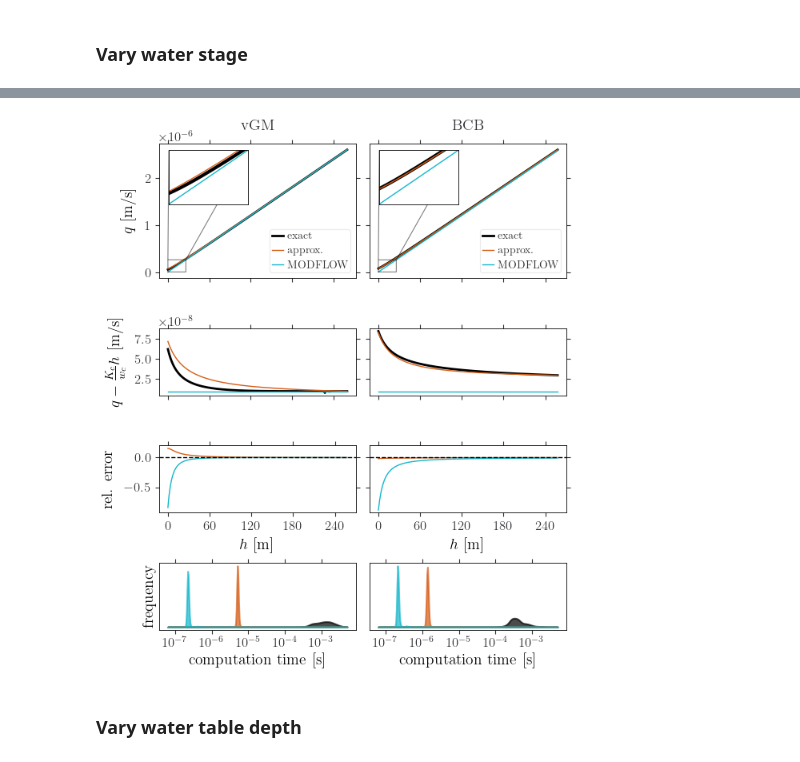
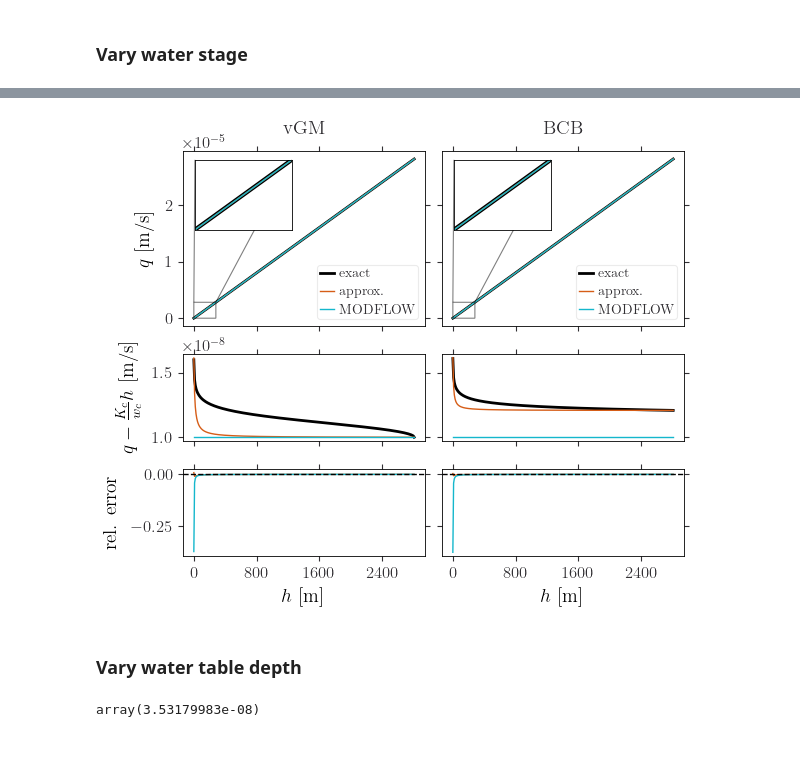
Before and after one commit to jpaccolat/seepage, a Jupyter notebook: demo.ipynb, the cells around one changed output, grey strips where cells are left out. Saved outputs shown, nothing was run; the diff lists cells and outputs as text; code cells hidden in the pictures.

```diff
--- a/demo.ipynb
+++ b/demo.ipynb
@@ -1,6 +1,7 @@
 # %%
 # Standard imports
 import pathlib
+from time import perf_counter
 
 # Third party imports
 import numpy as np
@@ -13,9 +14,8 @@ from matplotlib import colors
 import matplotlib.ticker as ticker
 
 # Internal imports
-import rosetta
+import rose
 from utils import get_Dless_parameters
-from utils import timer
 from rate import q_approx
 from rate import q_exact
 from rate import q_exact_full
@@ -23,11 +23,8 @@ from rate import q_approx_full
 from rate import q_modflow
 
 # add timer
-q_exact = np.vectorize(timer(q_exact))
-q_approx = np.vectorize(timer(q_approx))
-q_exact_full = np.vectorize(timer(q_exact_full))
-q_approx_full = np.vectorize(timer(q_approx_full))
-q_modflow = np.vectorize(timer(q_modflow))
+q_exact = np.vectorize(q_exact)
+q_exact_full = np.vectorize(q_exact_full)
 # %%
 # set plot style
 %matplotlib widget
@@ -55,8 +52,9 @@ cl_cond = 1e-8 # [m/s]
 ### aquifer ###
 
 # from Rosetta3
-aq_cond, aq_scale_vGM, aq_shape_vGM = rosetta.get_sand(1).loc[0]
-#aq_cond, aq_scale_vGM, aq_shape_vGM = rosetta.get_silt(1).loc[0]
+aq = rose.sample_soils('SAND', 1)
+#aq = rose.sample_soils('SAND_LOAM', 1)
+aq_cond, aq_scale_vGM, aq_shape_vGM = aq.loc[0].values
 
 # custom
 # aq_cond = 2.606226255553388e-06 # [m/s]
@@ -132,5 +149,5 @@ q_mf_BCB, t_mf_BCB = q_modflow(stage_BCB, cl_cond, cl_th)
 # %%
-fig, axs = plt.subplots(4, 2, figsize=(6, 7), height_ratios=[1, 0.5, 0.5, 0.5])
+fig, axs = plt.subplots(3, 2, figsize=(6, 5), height_ratios=[1, 0.5, 0.5])
 
 ### van Genuchten - Mualem ###
 
@@ -171,26 +188,6 @@ axs[2, 0].plot(stage_BCB, (q_ap_vGM - q_ex_vGM) / q_ex_vGM, ls='-', lw=1, c=c_ap
 axs[2, 0].plot(stage_BCB, (q_mf_vGM - q_ex_vGM) / q_ex_vGM, ls='-', lw=1, c=c_mf)
 axs[2, 0].axhline(0, ls='--', c='k', lw=1)
 
-# fourth line
-X_ex = np.log10(t_ex_vGM)
-X_ap = np.log10(t_ap_vGM)
-X_mf = np.log10(t_mf_vGM)
-x = np.linspace(-7.2, -2.3, 300)
-
-kde = stats.gaussian_kde(X_ex)
-y = kde(x) * X_ex.shape[0]
-axs[3, 0].fill_between(10**x, 0, y, lw=1.5, color=c_ex, alpha=0.7)
-
-kde = stats.gaussian_kde(X_ap)
-y = kde(x) * X_ap.shape[0]
-axs[3, 0].fill_between(10**x, 0, y, lw=1.5, color=c_ap, alpha=0.7)
-
-kde = stats.gaussian_kde(X_mf)
-y = kde(x) * X_mf.shape[0]
-axs[3, 0].fill_between(10**x, 0, y, lw=1.5, color=c_mf, alpha=0.7)
-
-axs[3, 0].set(xscale='log', yscale='linear')
-
 ### Brooks - Corey - Burdine ###
 
 # first line
@@ -230,27 +227,6 @@ axs[2, 1].plot(stage_BCB, (q_ap_BCB - q_ex_BCB) / q_ex_BCB, ls='-', lw=1, c=c_ap
 axs[2, 1].plot(stage_BCB, (q_mf_BCB - q_ex_BCB) / q_ex_BCB, ls='-', lw=1, c=c_mf)
 axs[2, 1].axhline(0, ls='--', c='k', lw=1)
 
-# fourth line
-X_ex = np.log10(t_ex_BCB)
-X_ap = np.log10(t_ap_BCB)
-X_mf = np.log10(t_mf_BCB)
-x = np.linspace(-7.2, -2.3, 300)
-
-kde = stats.gaussian_kde(X_ex)
-y = kde(x) * X_ex.shape[0]
-axs[3, 1].fill_between(10**x, 0, y, lw=1.5, color=c_ex, alpha=0.7)
-
-kde = stats.gaussian_kde(X_ap)
-y = kde(x) * X_ap.shape[0]
-axs[3, 1].fill_between(10**x, 0, y, lw=1.5, color=c_ap, alpha=0.7)
-
-kde = stats.gaussian_kde(X_mf)
-y = kde(x) * X_mf.shape[0]
-axs[3, 1].fill_between(10**x, 0, y, lw=1.5, color=c_mf, alpha=0.7)
-
-axs[3, 1].set(xscale='log', yscale='linear')
-
-
 for ax in axs.flatten():
     ax.spines["top"].set_visible(True)
     ax.spines["right"].set_visible(True)
@@ -262,51 +238,47 @@ axs[0, 1].tick_params(labelleft=False, labelbottom=False)
 axs[1, 0].tick_params(labelbottom=False)
 axs[1, 1].tick_params(labelleft=False, labelbottom=False)
 axs[2, 1].tick_params(labelleft=False)
-axs[3, 0].tick_params(left=False, right=False, labelleft=False)
-axs[3, 1].tick_params(left=False, right=False, labelleft=False)
 for i in range(3):
     axs[i, 0].xaxis.set_major_locator(ticker.MaxNLocator(5))
     axs[i, 1].xaxis.set_major_locator(ticker.MaxNLocator(5))
 axs[2, 0].set_xlabel('$h$ [m]', labelpad=5)
 axs[2, 1].set_xlabel('$h$ [m]', labelpad=5)
 
 axs[0, 1].set_ylim(axs[0, 0].get_ylim())
 
 ylim = np.array([axs[1, 1].get_ylim(), axs[1, 0].get_ylim()])
 ylim = min(ylim[:, 0]), max(ylim[:, 1])
 axs[1, 0].set_ylim(ylim)
 axs[1, 1].set_ylim(ylim)
 
 ylim = np.array([axs[2, 1].get_ylim(), axs[2, 0].get_ylim()])
 ylim = min(ylim[:, 0]), max(ylim[:, 1])
 axs[2, 0].set_ylim(ylim)
 axs[2, 1].set_ylim(ylim)
 
 axs[0, 0].set_ylabel('$q$ [m/s]', labelpad=8)
 axs[1, 0].set_ylabel('$q - \\frac{K_c}{w_c} h$ [m/s]', labelpad=8)
 axs[2, 0].set_ylabel('rel. error', labelpad=8)
 
-for i in range(2):
-    axs[3, i].set(xscale='log', yscale='linear')
-    axs[3, i].set_xticks([1e-7, 1e-6, 1e-5, 1e-4, 1e-3])
-    axs[3, i].set_xlabel('computation time [s]')
-axs[3, 0].set_ylabel('frequency')
-
 axs[0, 0].set_title('vGM', fontsize=14, loc='center', pad=12)
 axs[0, 1].set_title('BCB', fontsize=14, loc='center', pad=12)
 
 axs[0, 0].legend(loc='lower right', handlelength=1, handletextpad=0.4, fontsize=10)
 axs[0, 1].legend(loc='lower right', handlelength=1, handletextpad=0.4, fontsize=10)
 
 plt.tight_layout(pad=0.5)
 plt.savefig(output_path / 'demo_hup.pdf')
 # %% [output]
-[figure, old version]
+[figure, new version]
 # %% [markdown]
 ### Vary water table depth
 # %%
 # set water stage
 stage = 2 # [m]
+# %%
+q
+# %% [output]
+array(3.53179983e-08)
 # %%
 N_ap = 200
 N_ex = 10
```
Also changed, not shown: parts of 6 cells of this notebook, 1 other file.
